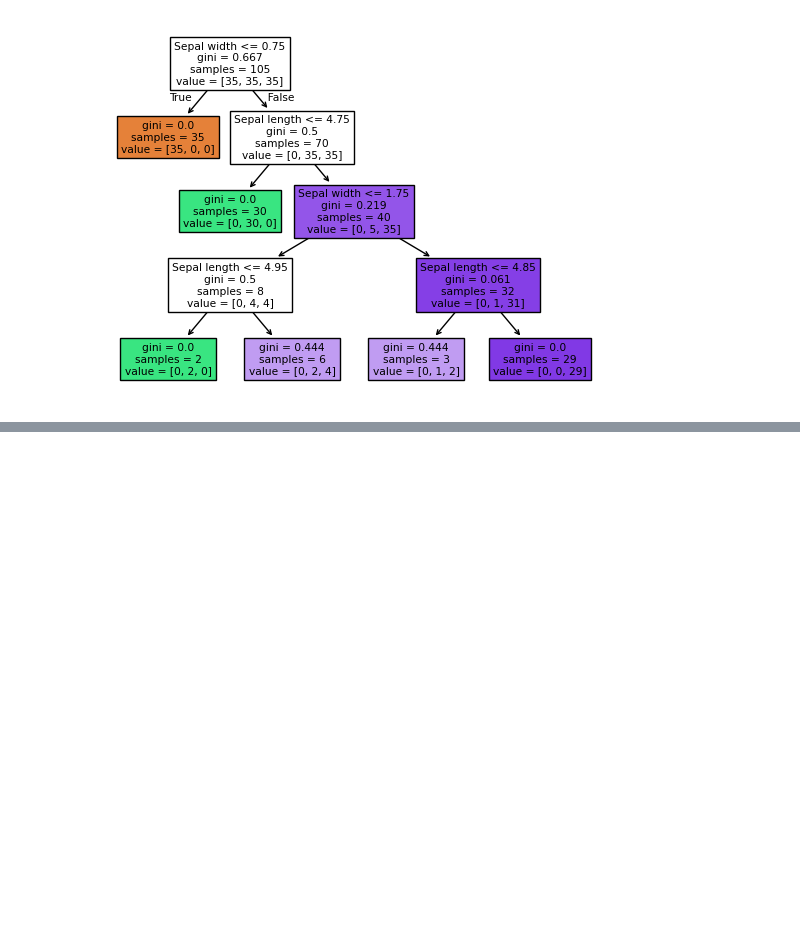
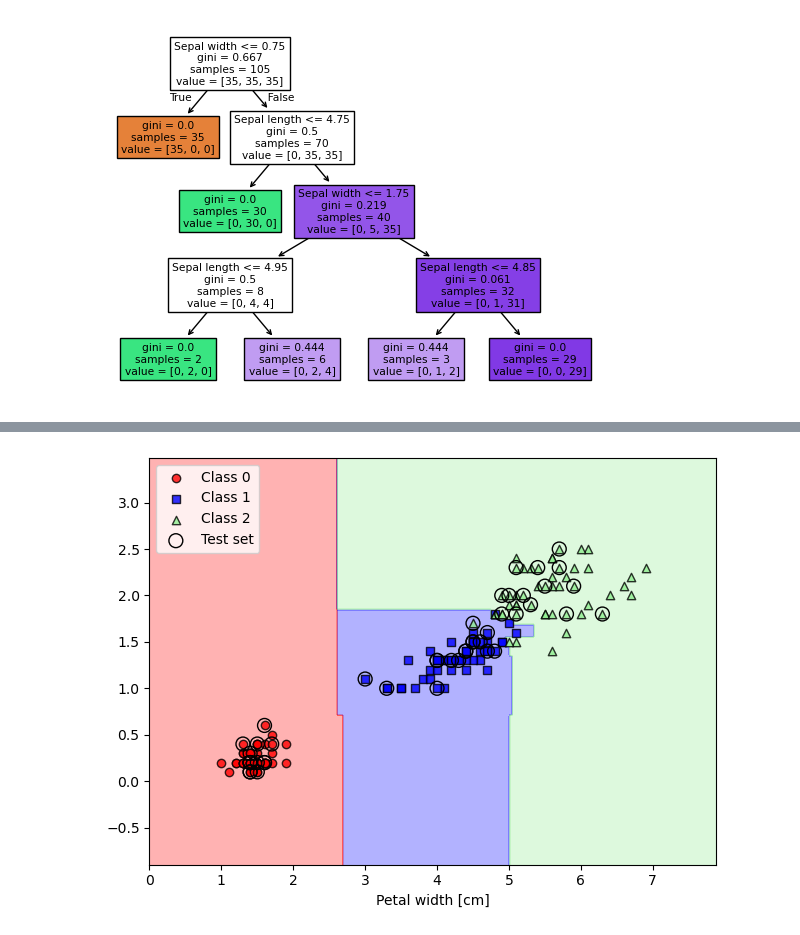
Before and after one commit to RiccardoTonioloDev/ML-w-PyTorch, a Jupyter notebook: Scikit-Learn/Scikit-Learn_basics.ipynb, the cells around one changed output, grey strips where cells are left out. Cells and saved outputs as stored; diff of their text form; code cells hidden in the pictures; blank space fills up the shorter version.

```diff
--- a/Scikit-Learn/Scikit-Learn_basics.ipynb
+++ b/Scikit-Learn/Scikit-Learn_basics.ipynb
@@ -507,0 +514,15 @@ plt.show()
+# %%
+from sklearn.ensemble import RandomForestClassifier
+
+forest = RandomForestClassifier(n_estimators=25,random_state=1,n_jobs=2) # n_jobs to parallelize the training of the forest on multiple cores
+forest.fit(X_train, y_train)
+plot_decision_regions(
+    X_combined, y_combined, classifier=forest, test_idx=range(105, 150)
+)
+plt.xlabel("Petal length [cm]")
+plt.xlabel("Petal width [cm]")
+plt.legend(loc="upper left")
+plt.tight_layout()
+plt.show()
+# %% [output]
+[figure, added]
```
Also changed, not shown: parts of 5 cells of this notebook, 1 other file.
